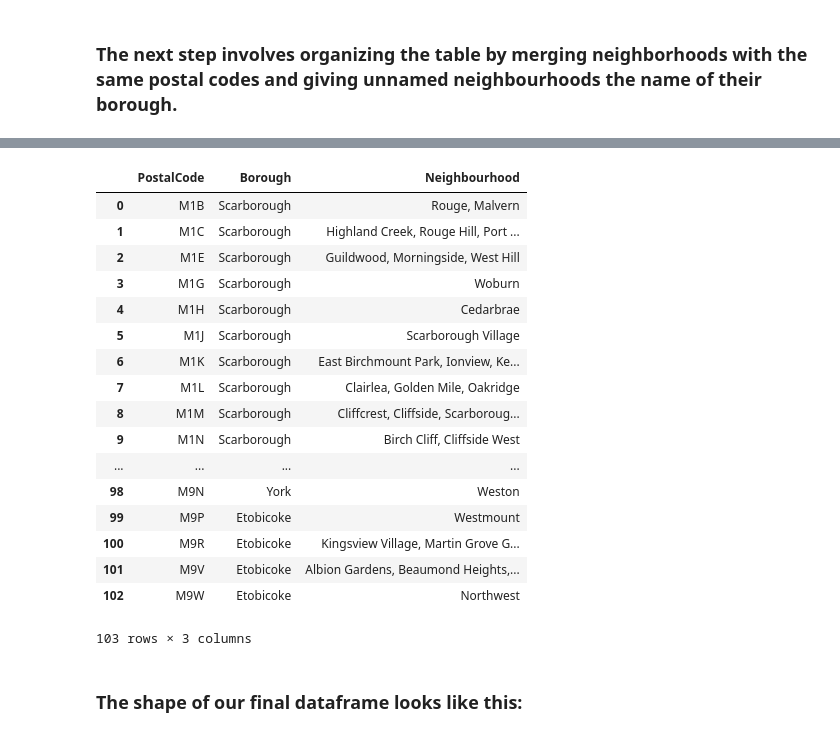
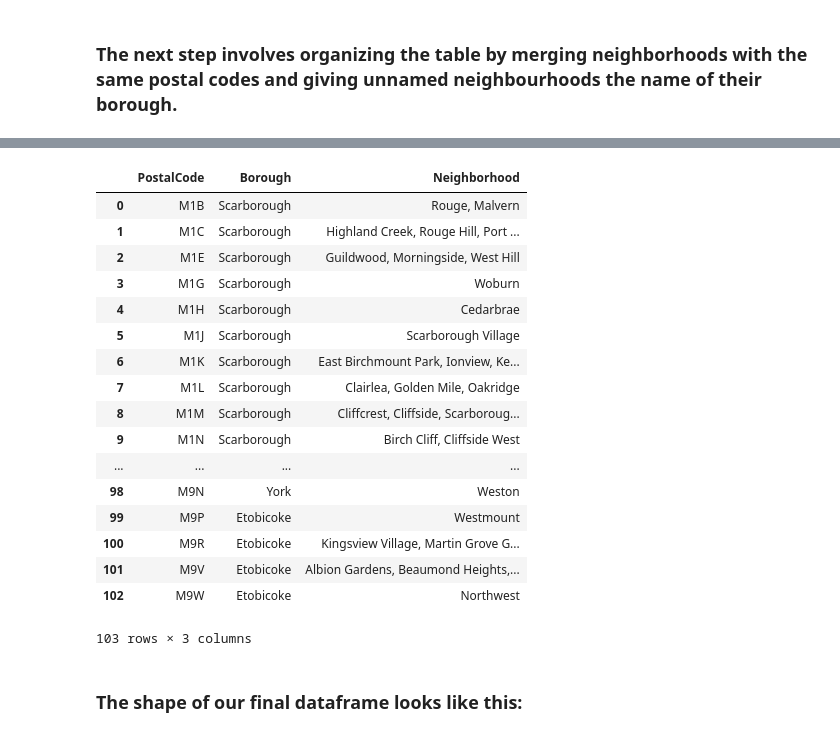
Before and after one commit to shoreOwl125/IBM-Data-Science-Capstone, a Jupyter notebook: Segmenting and Clustering Neighborhoods of Toronto.ipynb, the cells around one changed output, grey strips where cells are left out. Drawn from its saved outputs; the diff is of its cells as text; code cells hidden in the pictures.

```diff
--- a/Segmenting and Clustering Neighborhoods of Toronto.ipynb
+++ b/Segmenting and Clustering Neighborhoods of Toronto.ipynb
@@ -35,7 +35,7 @@ for table in soup.find_all('table', class_= 'wikitable'):
 
 #Clean data remove unassigned boroughs
 
-neighdf = pd.DataFrame(neightable, columns = ['PostalCode', 'Borough', 'Neighbourhood'])
+neighdf = pd.DataFrame(neightable, columns = ['PostalCode', 'Borough', 'Neighborhood'])
 neighdf.drop(index=0, inplace=True)
 todrop = neighdf[neighdf['Borough'] == "Not assigned"].index
 neighdf.drop(todrop, inplace=True)
@@ -64,6 +64,6 @@ neighdf.reset_index(drop=True)
 # %%
 #Merge neighborhoods with same postalcode
 
-neighdf = neighdf.groupby(['PostalCode','Borough'])['Neighbourhood'].apply(', '.join).reset_index()
+neighdf = neighdf.groupby(['PostalCode','Borough'])['Neighborhood'].apply(', '.join).reset_index()
 neighdf
 # %% [output]
@@ -88,13 +88,13 @@ neighdf
 # %%
 # Replace unassigned neighborhoods with borough names
 
 for index, row in neighdf.iterrows():
-    if neighdf.at[index, 'Neighbourhood'] == "Not assigned":
-        neighdf.at[index, 'Neighbourhood'] = neighdf.at[index, 'Borough']
+    if neighdf.at[index, 'Neighborhood'] == "Not assigned":
+        neighdf.at[index, 'Neighborhood'] = neighdf.at[index, 'Borough']
 
 neighdf
 # %% [output]
-|  | PostalCode | Borough | Neighbourhood |
+|  | PostalCode | Borough | Neighborhood |
 | 0 | M1B | Scarborough | Rouge, Malvern |
 | 1 | M1C | Scarborough | Highland Creek, Rouge Hill, Port ... |
 | 2 | M1E | Scarborough | Guildwood, Morningside, West Hill |
```
Also changed, not shown: parts of 2 cells of this notebook.
